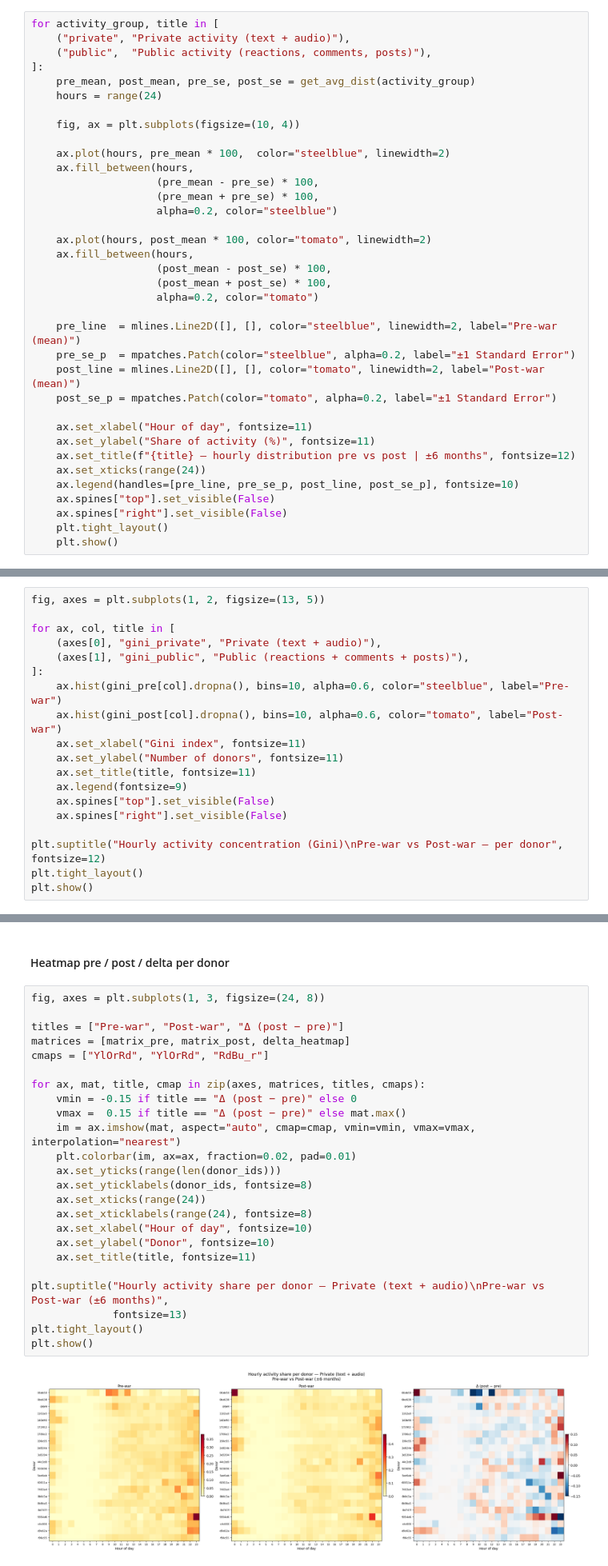
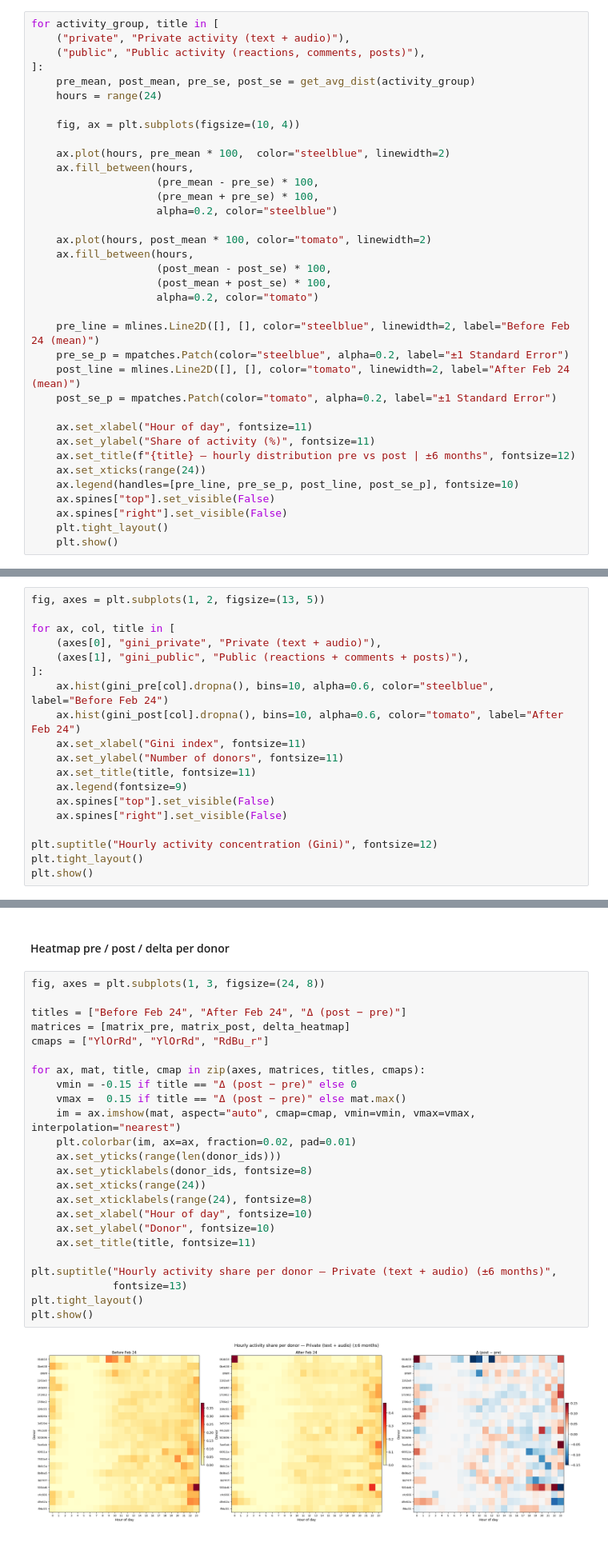
Before and after one commit to sashasymko/digital-footprint-of-war, a Jupyter notebook: 02_rq1/01_descriptive_analysis/05_temporal_analysis.ipynb, the cells around one changed output, grey strips where cells are left out. Shown at 80% size. Drawn from its saved outputs; the diff is of its cells as text.

```diff
--- a/02_rq1/01_descriptive_analysis/05_temporal_analysis.ipynb
+++ b/02_rq1/01_descriptive_analysis/05_temporal_analysis.ipynb
@@ -169,7 +169,7 @@ def get_avg_dist(activity_group):
 # %%
 for activity_group, title in [
     ("private", "Private activity (text + audio)"),
-    ("public",  "Public activity (reactions, comments, posts)"),
+    ("public", "Public activity (reactions, comments, posts)"),
 ]:
     pre_mean, post_mean, pre_se, post_se = get_avg_dist(activity_group)
     hours = range(24)
@@ -188,9 +188,9 @@ for activity_group, title in [
                     (post_mean + post_se) * 100,
                     alpha=0.2, color="tomato")
 
-    pre_line  = mlines.Line2D([], [], color="steelblue", linewidth=2, label="Pre-war (mean)")
-    pre_se_p  = mpatches.Patch(color="steelblue", alpha=0.2, label="±1 Standard Error")
-    post_line = mlines.Line2D([], [], color="tomato", linewidth=2, label="Post-war (mean)")
+    pre_line = mlines.Line2D([], [], color="steelblue", linewidth=2, label="Before Feb 24 (mean)")
+    pre_se_p = mpatches.Patch(color="steelblue", alpha=0.2, label="±1 Standard Error")
+    post_line = mlines.Line2D([], [], color="tomato", linewidth=2, label="After Feb 24 (mean)")
     post_se_p = mpatches.Patch(color="tomato", alpha=0.2, label="±1 Standard Error")
 
     ax.set_xlabel("Hour of day", fontsize=11)
@@ -266,8 +266,8 @@ for ax, col, title in [
     (axes[0], "gini_private", "Private (text + audio)"),
     (axes[1], "gini_public", "Public (reactions + comments + posts)"),
 ]:
-    ax.hist(gini_pre[col].dropna(), bins=10, alpha=0.6, color="steelblue", label="Pre-war")
-    ax.hist(gini_post[col].dropna(), bins=10, alpha=0.6, color="tomato", label="Post-war")
+    ax.hist(gini_pre[col].dropna(), bins=10, alpha=0.6, color="steelblue", label="Before Feb 24")
+    ax.hist(gini_post[col].dropna(), bins=10, alpha=0.6, color="tomato", label="After Feb 24")
     ax.set_xlabel("Gini index", fontsize=11)
     ax.set_ylabel("Number of donors", fontsize=11)
     ax.set_title(title, fontsize=11)
@@ -275,7 +275,7 @@ for ax, col, title in [
     ax.spines["top"].set_visible(False)
     ax.spines["right"].set_visible(False)
 
-plt.suptitle("Hourly activity concentration (Gini)\nPre-war vs Post-war — per donor", fontsize=12)
+plt.suptitle("Hourly activity concentration (Gini)", fontsize=12)
 plt.tight_layout()
 plt.show()
 # %% [output]
@@ -352,26 +352,26 @@ Donors: 22, shape: (22, 24)
 # %%
 fig, axes = plt.subplots(1, 3, figsize=(24, 8))
 
-titles = ["Pre-war", "Post-war", "Δ (post − pre)"]
+titles = ["Before Feb 24", "After Feb 24", "Δ (post − pre)"]
 matrices = [matrix_pre, matrix_post, delta_heatmap]
 cmaps = ["YlOrRd", "YlOrRd", "RdBu_r"]
 
 for ax, mat, title, cmap in zip(axes, matrices, titles, cmaps):
     vmin = -0.15 if title == "Δ (post − pre)" else 0
     vmax =  0.15 if title == "Δ (post − pre)" else mat.max()
     im = ax.imshow(mat, aspect="auto", cmap=cmap, vmin=vmin, vmax=vmax, interpolation="nearest")
     plt.colorbar(im, ax=ax, fraction=0.02, pad=0.01)
     ax.set_yticks(range(len(donor_ids)))
     ax.set_yticklabels(donor_ids, fontsize=8)
     ax.set_xticks(range(24))
     ax.set_xticklabels(range(24), fontsize=8)
     ax.set_xlabel("Hour of day", fontsize=10)
     ax.set_ylabel("Donor", fontsize=10)
     ax.set_title(title, fontsize=11)
 
-plt.suptitle("Hourly activity share per donor — Private (text + audio)\nPre-war vs Post-war (±6 months)",
+plt.suptitle("Hourly activity share per donor — Private (text + audio) (±6 months)",
              fontsize=13)
 plt.tight_layout()
 plt.show()
 # %% [output]
-[figure, old version]
+[figure, new version]
```
Also changed, not shown: parts of 7 cells of this notebook, 14 other files.
